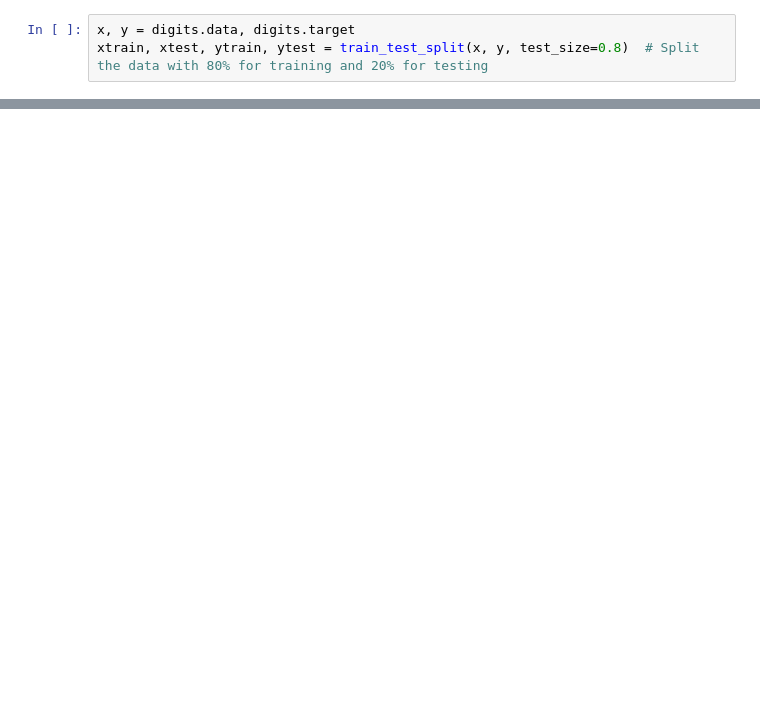
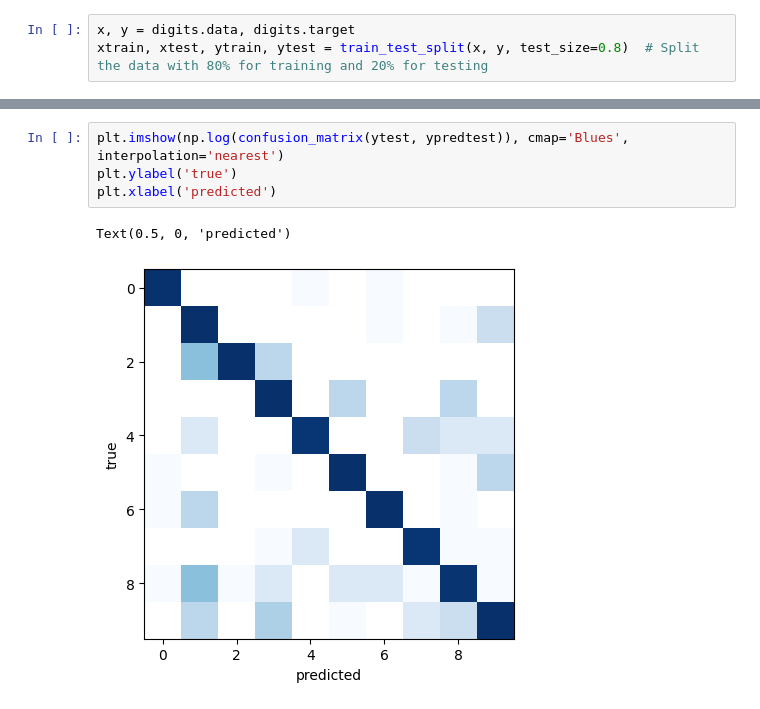
Before and after one commit to oblivion0218/ES_AstroStatistic, a Jupyter notebook: Sara_Antonellini/Lecture10/Handwritten.ipynb, the cells around one changed output, grey strips where cells are left out. Saved outputs shown, nothing was run; the diff lists cells and outputs as text; blank space fills up the shorter version.

```diff
--- a/Sara_Antonellini/Lecture10/Handwritten.ipynb
+++ b/Sara_Antonellini/Lecture10/Handwritten.ipynb
@@ -168,0 +171,7 @@ Confusion matrix for training set
+# %%
+plt.imshow(np.log(confusion_matrix(ytest, ypredtest)), cmap='Blues', interpolation='nearest')
+plt.ylabel('true')
+plt.xlabel('predicted')
+# %% [output]
+Text(0.5, 0, 'predicted')
+[figure, added]
```
Also changed, not shown: parts of 7 cells of this notebook, 2 other files.
